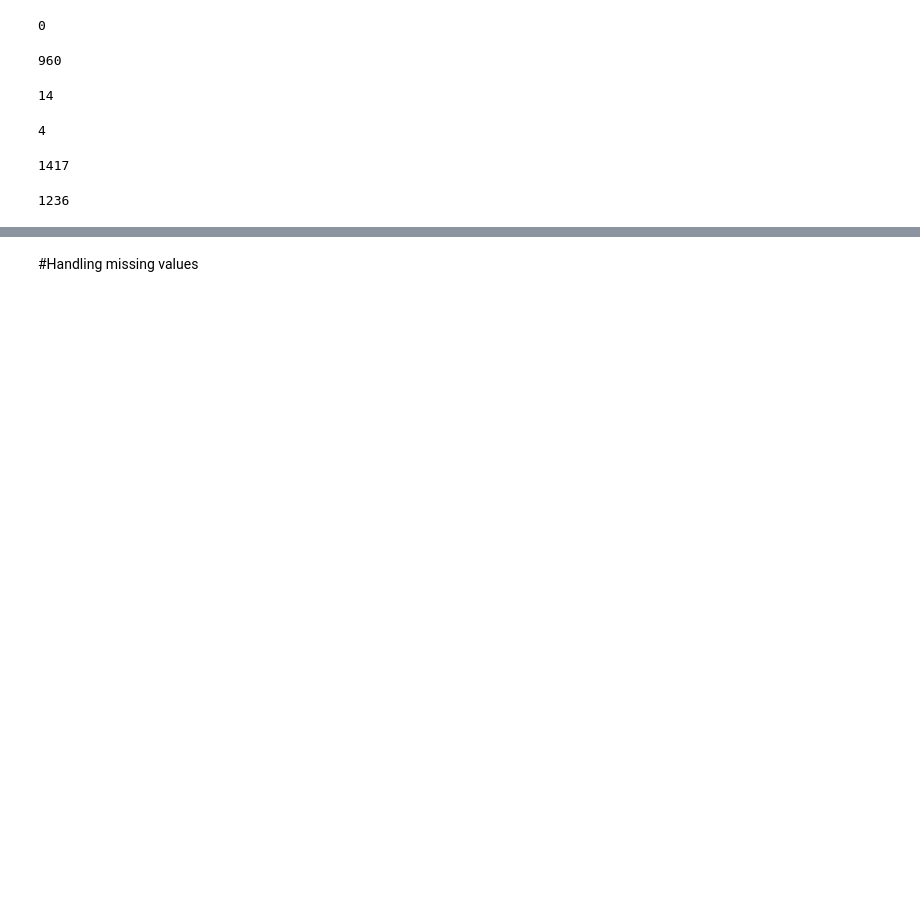
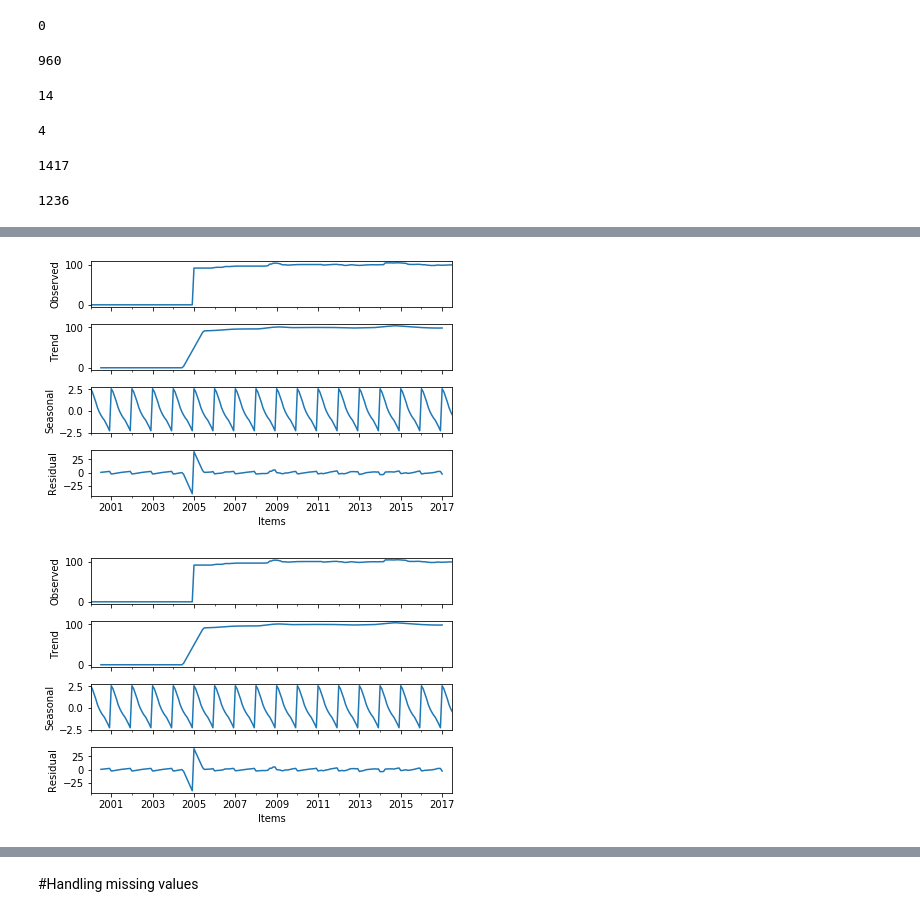
Before and after one commit to aang13/Google_colab_projects, a Jupyter notebook: MonthLy_Motor_Vehicle_Prediction.ipynb, the cells around one changed output, grey strips where cells are left out. Cells and saved outputs as stored; diff of their text form; code cells hidden in the pictures; blank space fills up the shorter version.

```diff
--- a/MonthLy_Motor_Vehicle_Prediction.ipynb
+++ b/MonthLy_Motor_Vehicle_Prediction.ipynb
@@ -63,0 +114,13 @@ VitalStatisticsOfSpecifiedServiceIndustriesAutomobileLe.isnull().sum().sum()
+# %%
+corporateServicePriceIndex.rename(columns={"marine passenger transport": "MPT"},inplace=True)
+# %%
+corporateServicePriceIndex['MPT']=corporateServicePriceIndex['MPT'].fillna(0)
+# %%
+corporateServicePriceIndex.reset_index(inplace=True)
+corporateServicePriceIndex['Items']=pd.to_datetime(corporateServicePriceIndex['Items'])
+corporateServicePriceIndex=corporateServicePriceIndex.set_index('Items')
+seasonal_decompostion= sm.tsa.seasonal_decompose(corporateServicePriceIndex['MPT'])
+seasonal_decompostion.plot()
+# %% [output]
+[figure, added]
+[figure, added]
```
Also changed, not shown: parts of 46 cells of this notebook.
